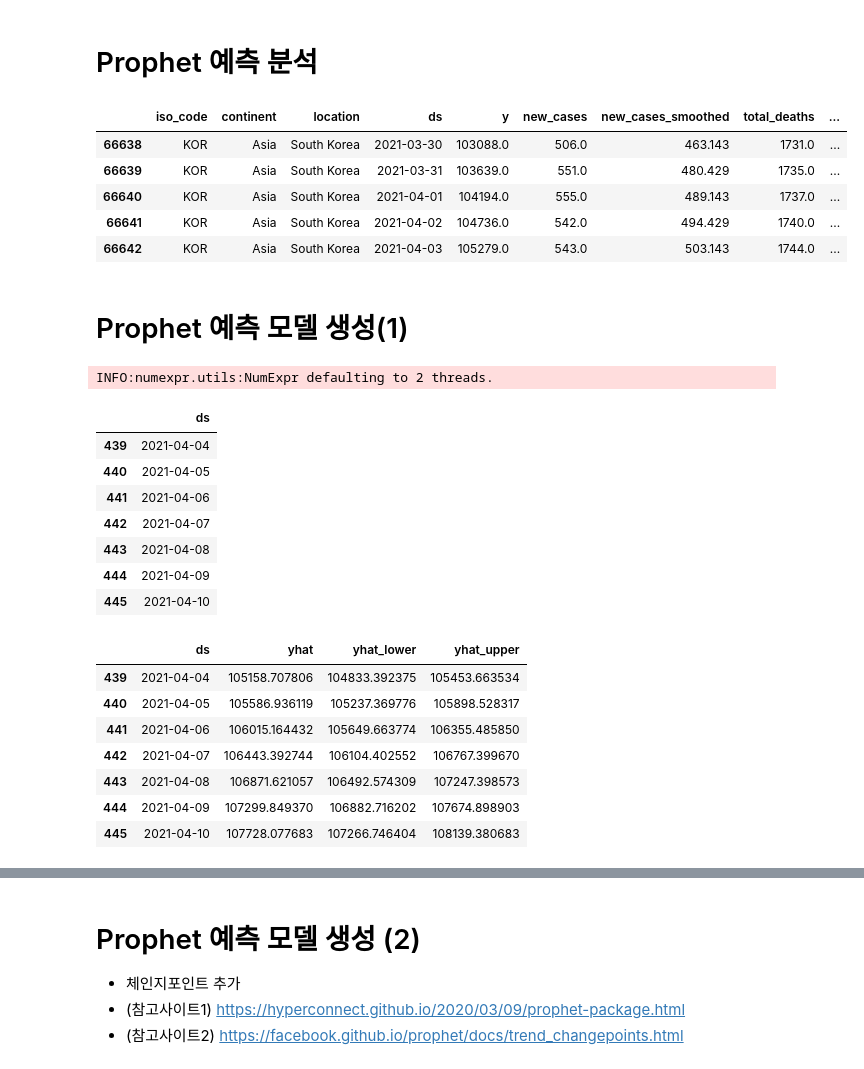
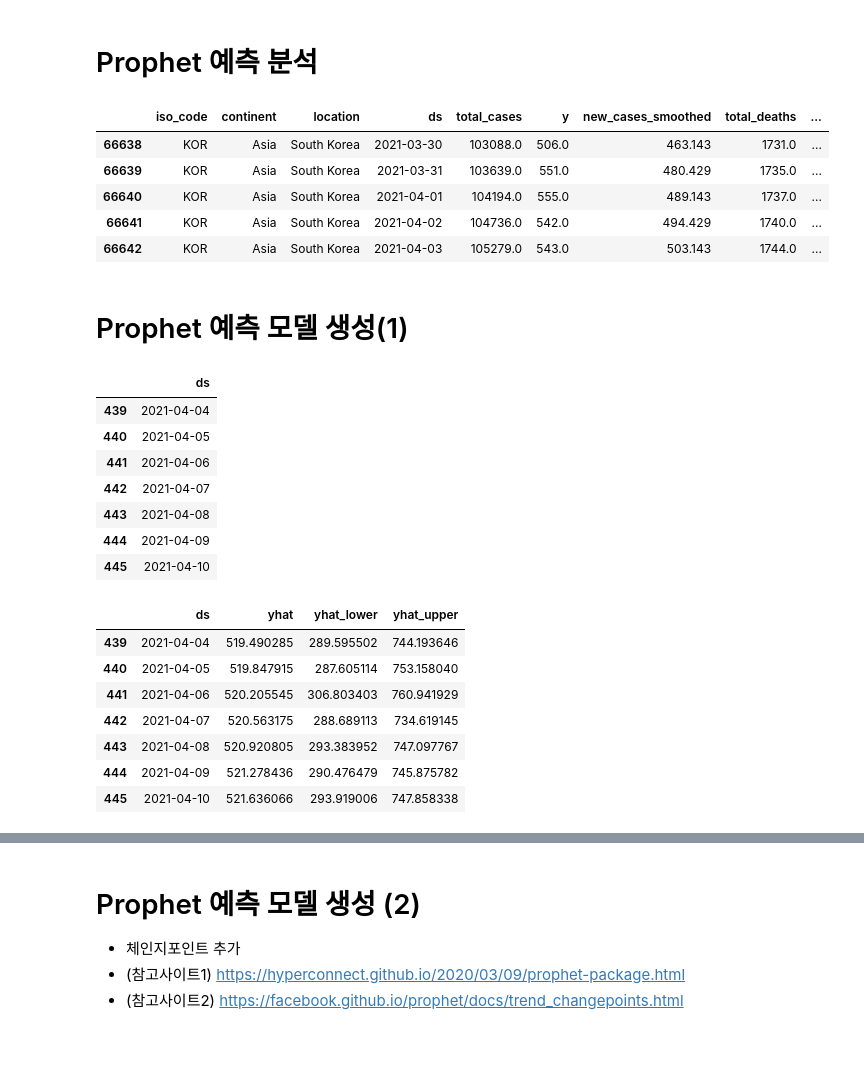
Before and after one commit to SoonchanGwon/FB_Prophet, a Jupyter notebook: 데이터_예측_분석(fbprophet).ipynb, the cells around one changed output, grey strips where cells are left out. Cells and saved outputs as stored; diff of their text form; code cells hidden in the pictures.

```diff
--- a/데이터_예측_분석(fbprophet).ipynb
+++ b/데이터_예측_분석(fbprophet).ipynb
@@ -131,14 +131,14 @@ fig
 # %%
 # Facebook Prophet 예측 모델 데이터프레임 생성
 # 날짜 -> ds, data -> y
 df_prophet = df_korea.rename(columns={
     'date': 'ds',
-    'total_cases': 'y'
+    'new_cases': 'y'
 })
 
 df_prophet.tail()
 # %% [output]
-|  | iso_code | continent | location | ds | y | new_cases | new_cases_smoothed | total_deaths | ... |
+|  | iso_code | continent | location | ds | total_cases | y | new_cases_smoothed | total_deaths | ... |
 | 66638 | KOR | Asia | South Korea | 2021-03-30 | 103088.0 | 506.0 | 463.143 | 1731.0 | ... |
 | 66639 | KOR | Asia | South Korea | 2021-03-31 | 103639.0 | 551.0 | 480.429 | 1735.0 | ... |
 | 66640 | KOR | Asia | South Korea | 2021-04-01 | 104194.0 | 555.0 | 489.143 | 1737.0 | ... |
@@ -163,7 +163,6 @@ m.fit(df_prophet)
 future = m.make_future_dataframe(periods=7)
 future.tail(7)
 # %% [output]
-INFO:numexpr.utils:NumExpr defaulting to 2 threads.
 |  | ds |
 | 439 | 2021-04-04 |
 | 440 | 2021-04-05 |
@@ -178,13 +177,13 @@ forecast = m.predict(future)
 forecast[['ds','yhat','yhat_lower','yhat_upper']].tail(7) # 날짜, 예측값, 오차 예측 최소값, 오차 예측 최대값
 # %% [output]
 |  | ds | yhat | yhat_lower | yhat_upper |
-| 439 | 2021-04-04 | 105158.707806 | 104833.392375 | 105453.663534 |
-| 440 | 2021-04-05 | 105586.936119 | 105237.369776 | 105898.528317 |
-| 441 | 2021-04-06 | 106015.164432 | 105649.663774 | 106355.485850 |
-| 442 | 2021-04-07 | 106443.392744 | 106104.402552 | 106767.399670 |
-| 443 | 2021-04-08 | 106871.621057 | 106492.574309 | 107247.398573 |
-| 444 | 2021-04-09 | 107299.849370 | 106882.716202 | 107674.898903 |
-| 445 | 2021-04-10 | 107728.077683 | 107266.746404 | 108139.380683 |
+| 439 | 2021-04-04 | 519.490285 | 289.595502 | 744.193646 |
+| 440 | 2021-04-05 | 519.847915 | 287.605114 | 753.158040 |
+| 441 | 2021-04-06 | 520.205545 | 306.803403 | 760.941929 |
+| 442 | 2021-04-07 | 520.563175 | 288.689113 | 734.619145 |
+| 443 | 2021-04-08 | 520.920805 | 293.383952 | 747.097767 |
+| 444 | 2021-04-09 | 521.278436 | 290.476479 | 745.875782 |
+| 445 | 2021-04-10 | 521.636066 | 293.919006 | 747.858338 |
 # %%
 # 그래프
 fig = plot_plotly(m, forecast)
```
Also changed, not shown: parts of 2 cells of this notebook.
